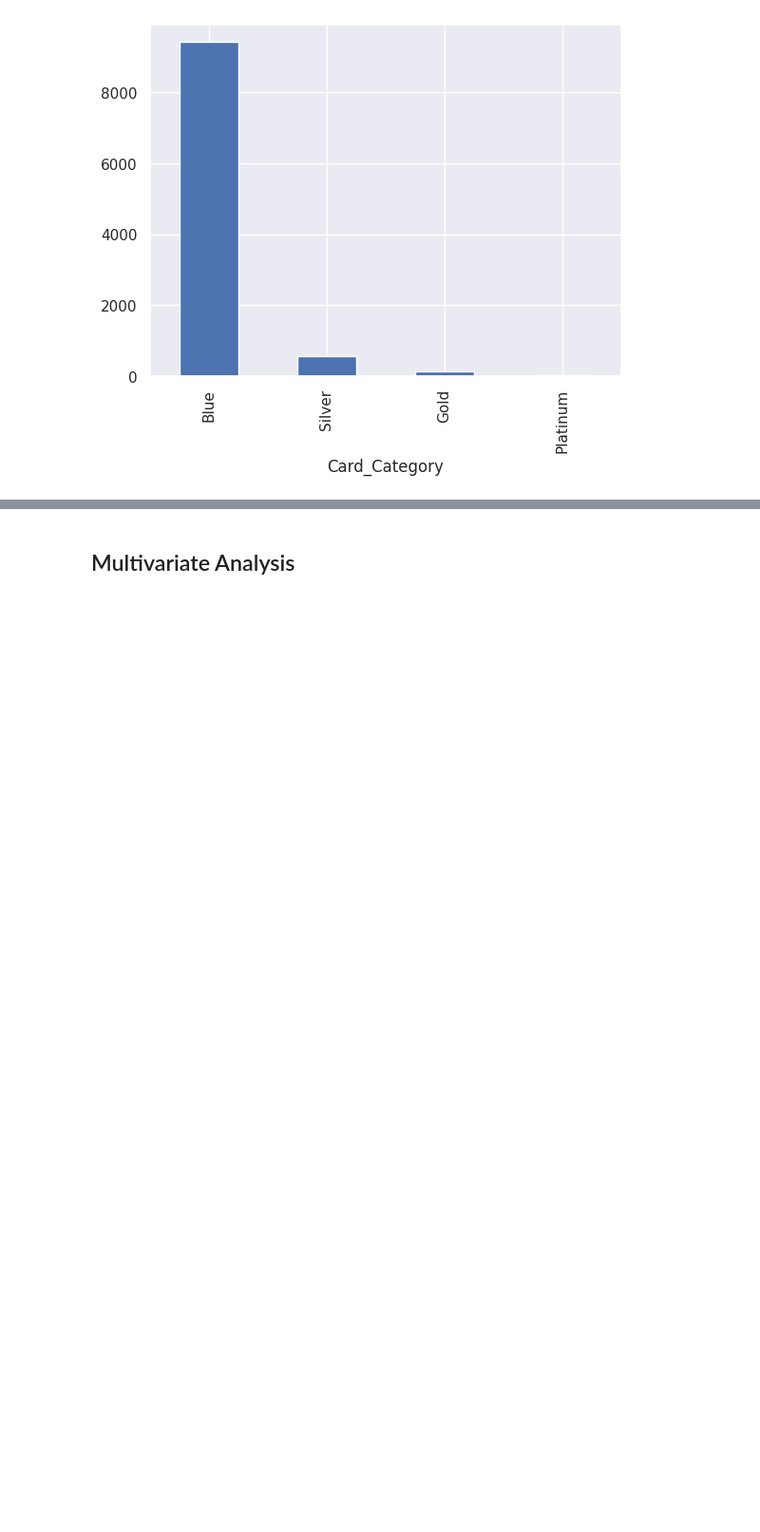
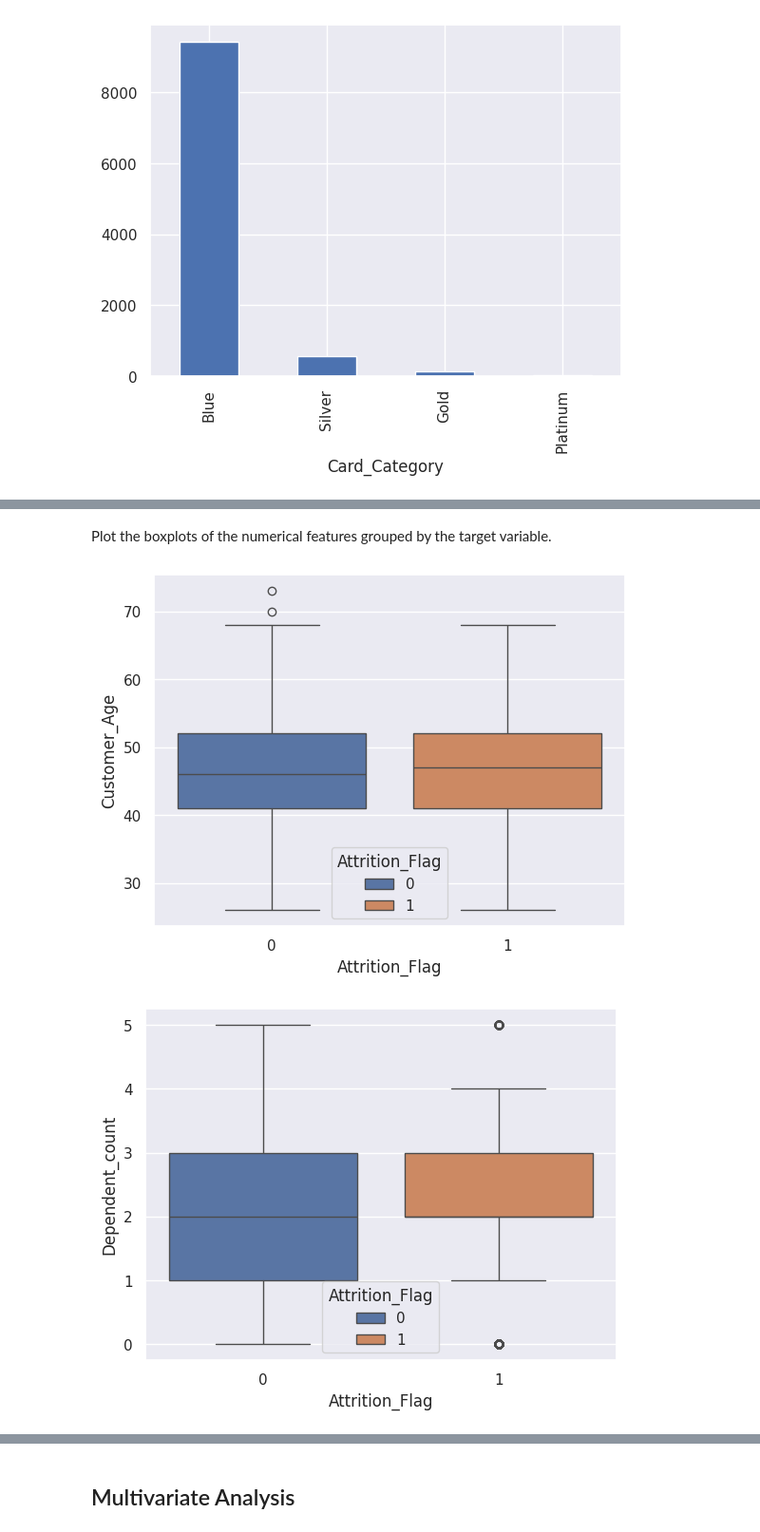
Before and after one commit to renzasprec/Credit-Card-Customer-Churn, a Jupyter notebook: Credit_Card_Customer_Churn.ipynb, the cells around one changed output, grey strips where cells are left out. Shown at 95% size. Drawn from its saved outputs; the diff is of its cells as text; code cells hidden in the pictures; blank space fills up the shorter version.

```diff
--- a/Credit_Card_Customer_Churn.ipynb
+++ b/Credit_Card_Customer_Churn.ipynb
@@ -292,0 +318,9 @@ for feature in categorical_features: #iterate through each categorical feature
+# %% [markdown]
+Plot the boxplots of the numerical features grouped by the target variable.
+# %%
+for feature in numerical_features:
+  sns.boxplot(data=X, x=y, y=feature, hue=y)
+  plt.show()
+# %% [output]
+[figure, added]
+[figure, added]
```
Also changed, not shown: parts of 25 cells of this notebook.
